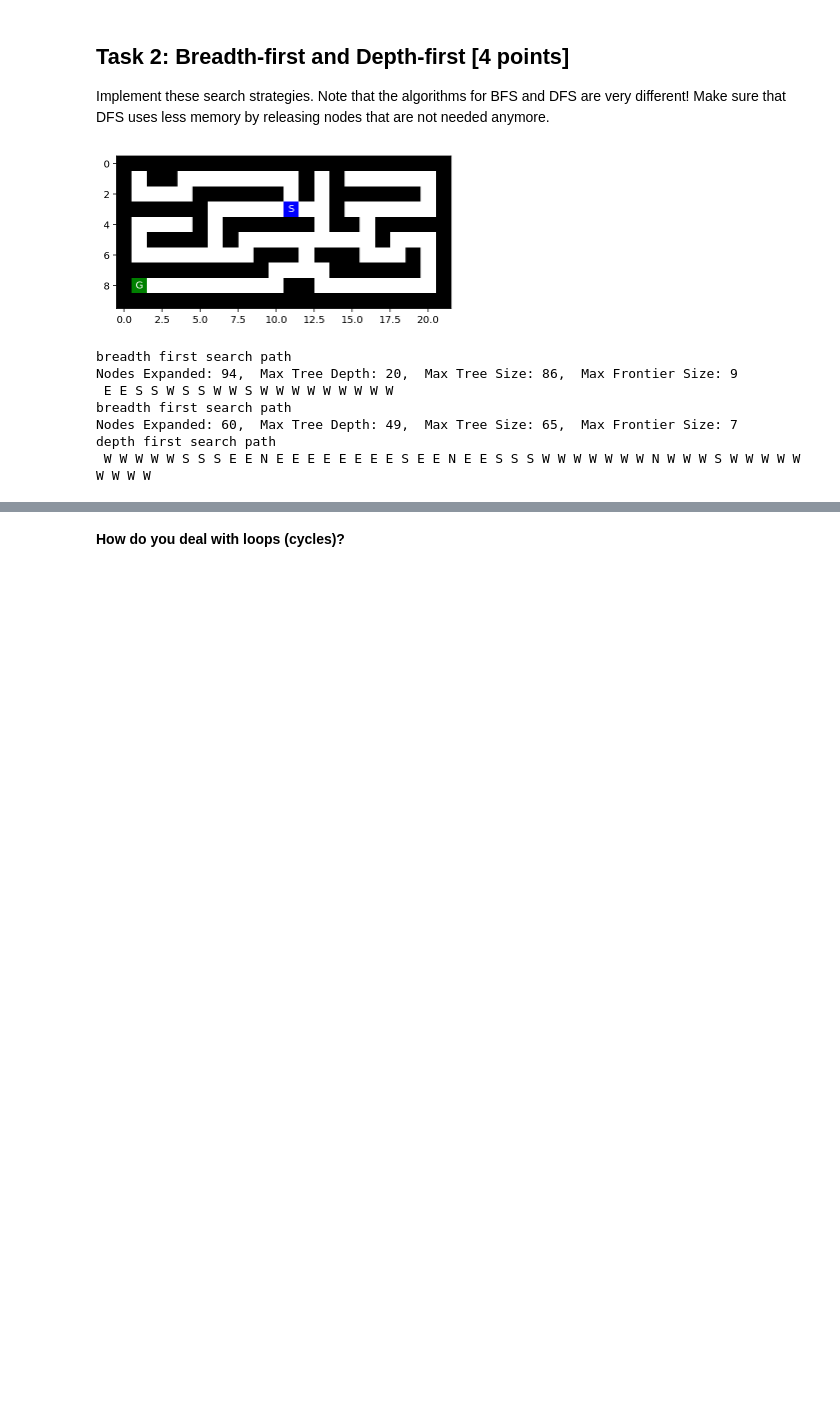
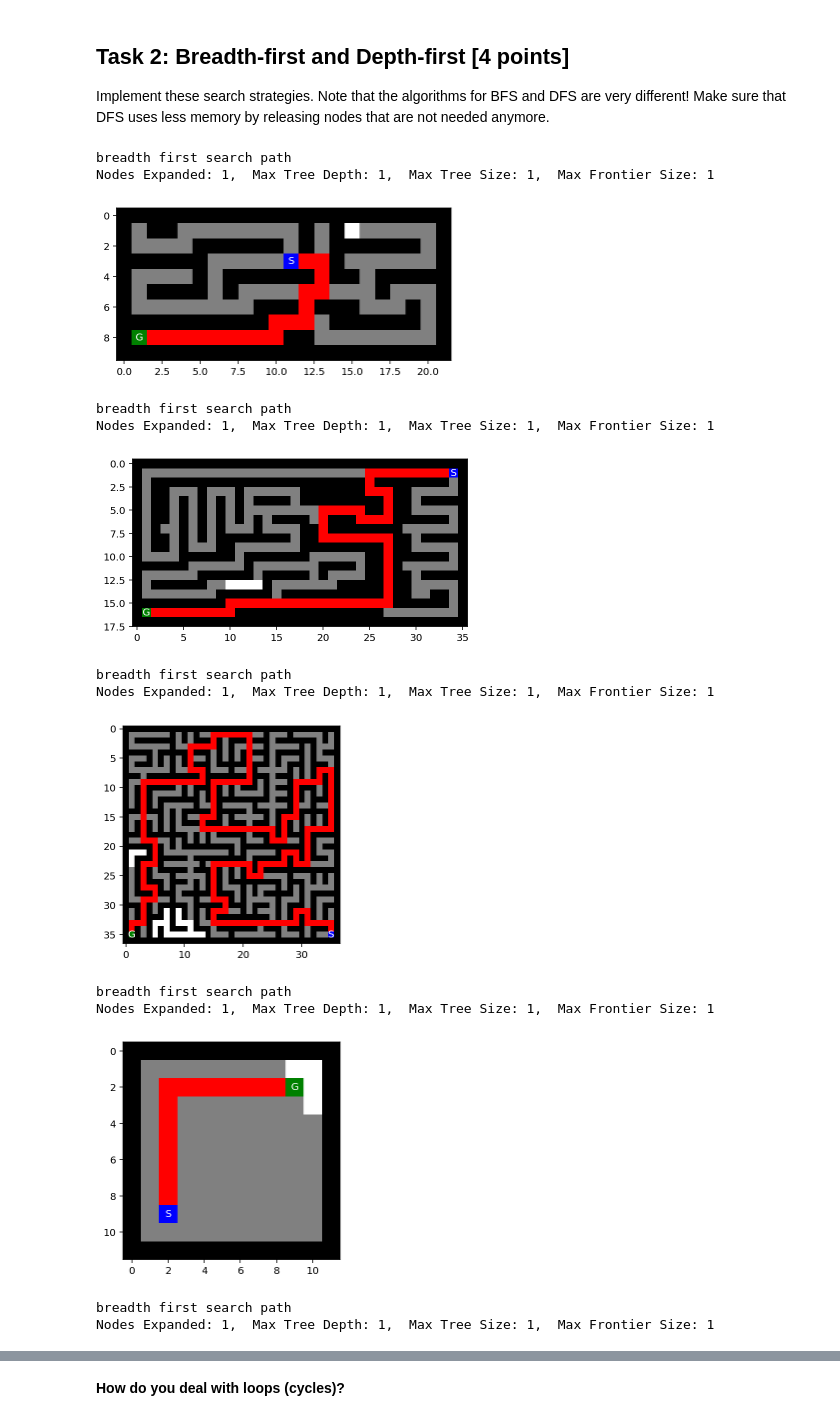
Before and after one commit to nlarsensmu/CS7320-AI, a Jupyter notebook: Search/Maze.ipynb, the cells around one changed output, grey strips where cells are left out. Drawn from its saved outputs; the diff is of its cells as text; code cells hidden in the pictures; blank space fills up the shorter version.

Commit message:
Cleaned up the searches
TODO:
Fix DFS for the open_maze

```diff
--- a/Search/Maze.ipynb
+++ b/Search/Maze.ipynb
@@ -292,40 +267,42 @@ def generic_best_first_search(maze, node, search_type = 'breadth'):
     return None
 # %%
 # Run fit on some mazes to test
-f = open("small_maze.txt", "r")
-maze_str = f.read()
+mazes = ["small_maze.txt",
+         "medium_maze.txt",
+         "large_maze.txt",
+         "empty_maze.txt",
+         "open_maze.txt",
+         "loops_maze.txt"]
 
-maze = parse_maze(maze_str)
+for m in mazes:
+    f = open(m, "r")
+    maze_str = f.read()
 
-show_maze(maze)
-find_pos(maze, what= 'S')
-#print("Start location:", find_pos(maze, what = "S"))
-initial_node = Node(find_pos(maze, what= 'S'), None, None, 0)
-output = generic_best_first_search(maze, initial_node, search_type = 'breadth')
-node = output[0]
-print('breadth first search path')
-print(f'Nodes Expanded: {output[1]}, ',
-      f'Max Tree Depth: {output[2]}, ',
-      f'Max Tree Size: {output[3]}, ',
-      f'Max Frontier Size: {output[4]}')
-print(get_path(node))
+    maze = parse_maze(maze_str)
 
-initial_node = Node(find_pos(maze, what= 'S'), None, None, 0)
-output = generic_best_first_search(maze, initial_node, search_type = 'depth')
-node = output[0]
-print('breadth first search path')
-print(f'Nodes Expanded: {output[1]}, ',
-      f'Max Tree Depth: {output[2]}, ',
-      f'Max Tree Size: {output[3]}, ',
-      f'Max Frontier Size: {output[4]}')
-print('depth first search path')
-print(get_path(node))
+    find_pos(maze, what= 'S')
+    initial_node = Node(find_pos(maze, what= 'S'), None, None, 0)
+    output = breadth_first_search(maze, initial_node, verbose=False)
+    node = output[0]
+    print('breadth first search path')
+    print(f'Nodes Expanded: {output[1]}, ',
+          f'Max Tree Depth: {output[2]}, ',
+          f'Max Tree Size: {output[3]}, ',
+          f'Max Frontier Size: {output[4]}')
+
+    show_maze(maze)
 # %% [output]
+breadth first search path
+Nodes Expanded: 1,  Max Tree Depth: 1,  Max Tree Size: 1,  Max Frontier Size: 1
-[figure, old version]
+[figure, new version]
-breadth first search path
-Nodes Expanded: 94,  Max Tree Depth: 20,  Max Tree Size: 86,  Max Frontier Size: 9
- E E S S W S S W W S W W W W W W W W W
-breadth first search path
-Nodes Expanded: 60,  Max Tree Depth: 49,  Max Tree Size: 65,  Max Frontier Size: 7
-depth first search path
- W W W W W S S S E E N E E E E E E E E S E E N E E S S S W W W W W W W N W W W S W W W W W W W W W
+breadth first search path
+Nodes Expanded: 1,  Max Tree Depth: 1,  Max Tree Size: 1,  Max Frontier Size: 1
+[figure, added]
+breadth first search path
+Nodes Expanded: 1,  Max Tree Depth: 1,  Max Tree Size: 1,  Max Frontier Size: 1
+[figure, added]
+breadth first search path
+Nodes Expanded: 1,  Max Tree Depth: 1,  Max Tree Size: 1,  Max Frontier Size: 1
+[figure, added]
+breadth first search path
+Nodes Expanded: 1,  Max Tree Depth: 1,  Max Tree Size: 1,  Max Frontier Size: 1
```
Also changed, not shown: parts of 7 cells of this notebook.
